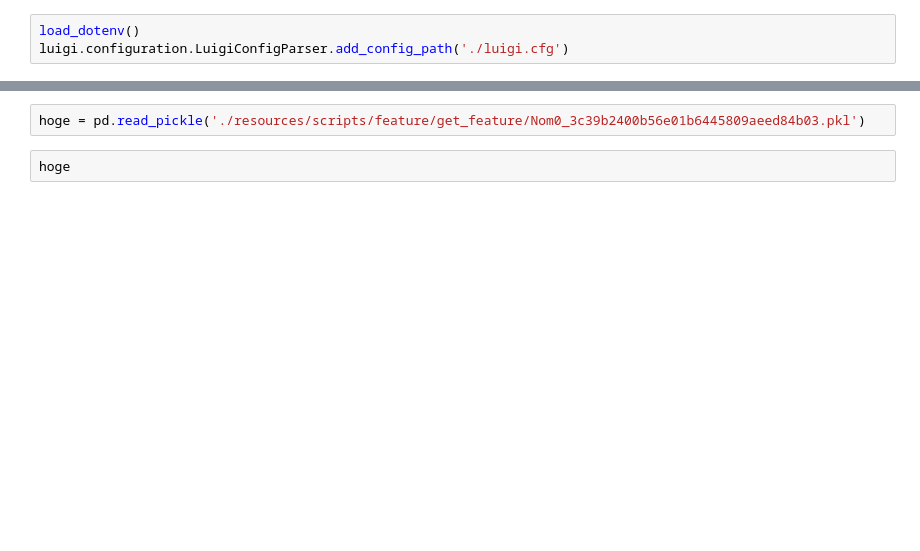
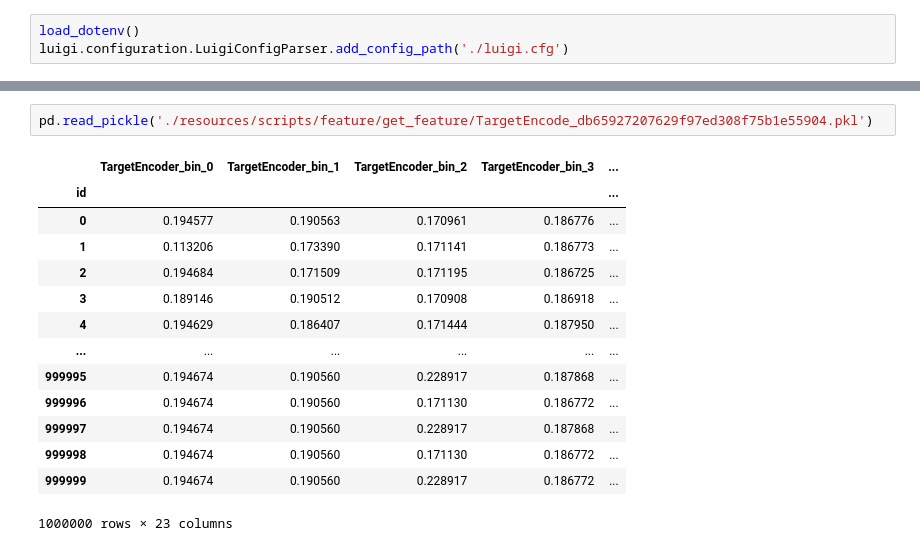
Before and after one commit to tenajima/cat-in-the-dat-ii, a Jupyter notebook: experiments/experiments.ipynb, the cells around one changed output, grey strips where cells are left out. Cells and saved outputs as stored; diff of their text form; blank space fills up the shorter version.

Commit message:
Target use feature (#10)
* 抽象基底クラスを作って書き換え

* その他targetを使うEncode実装

```diff
--- a/experiments/experiments.ipynb
+++ b/experiments/experiments.ipynb
@@ -60,4 +135,17 @@ luigi.build([GetFeature()], local_scheduler=True)
 # %%
-hoge = pd.read_pickle('./resources/scripts/feature/get_feature/Nom0_3c39b2400b56e01b6445809aeed84b03.pkl')
+pd.read_pickle('./resources/scripts/feature/get_feature/TargetEncode_db65927207629f97ed308f75b1e55904.pkl')
+# %% [output]
+|  | TargetEncoder_bin_0 | TargetEncoder_bin_1 | TargetEncoder_bin_2 | TargetEncoder_bin_3 | ... |
+| id |  |  |  |  | ... |
+| 0 | 0.194577 | 0.190563 | 0.170961 | 0.186776 | ... |
+| 1 | 0.113206 | 0.173390 | 0.171141 | 0.186773 | ... |
+| 2 | 0.194684 | 0.171509 | 0.171195 | 0.186725 | ... |
+| 3 | 0.189146 | 0.190512 | 0.170908 | 0.186918 | ... |
+| 4 | 0.194629 | 0.186407 | 0.171444 | 0.187950 | ... |
+| ... | ... | ... | ... | ... | ... |
+| 999995 | 0.194674 | 0.190560 | 0.228917 | 0.187868 | ... |
+| 999996 | 0.194674 | 0.190560 | 0.171130 | 0.186772 | ... |
+| 999997 | 0.194674 | 0.190560 | 0.228917 | 0.187868 | ... |
+| 999998 | 0.194674 | 0.190560 | 0.171130 | 0.186772 | ... |
+| 999999 | 0.194674 | 0.190560 | 0.228917 | 0.186772 | ... |
+1000000 rows × 23 columns
-# %%
-hoge
```
Also changed, not shown: parts of 21 cells of this notebook, 4 other files.
